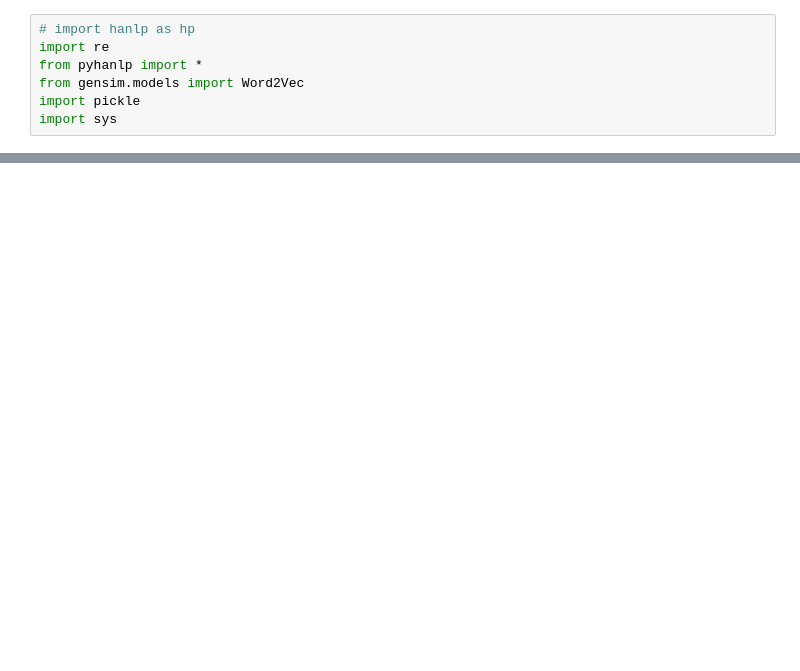
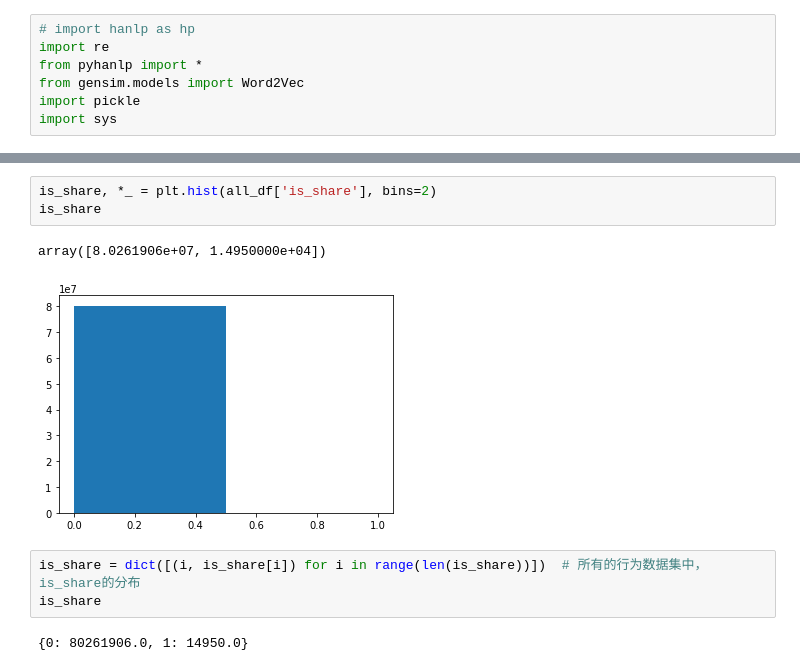
Before and after one commit to GZYZG/2021-digix-recommendation, a Jupyter notebook: explore-data.ipynb, the cells around one changed output, grey strips where cells are left out. Cells and saved outputs as stored; diff of their text form; blank space fills up the shorter version.

```diff
--- a/explore-data.ipynb
+++ b/explore-data.ipynb
@@ -716,0 +989,11 @@ video_data[['video_description', 'video_description_split']].head(3).to_dict(ori
+# %%
+is_share, *_ = plt.hist(all_df['is_share'], bins=2)
+is_share
+# %% [output]
+array([8.0261906e+07, 1.4950000e+04])
+[figure, added]
+# %%
+is_share = dict([(i, is_share[i]) for i in range(len(is_share))])  # 所有的行为数据集中，is_share的分布
+is_share
+# %% [output]
+{0: 80261906.0, 1: 14950.0}
```
Also changed, not shown: parts of 37 cells of this notebook, 1 other file.
